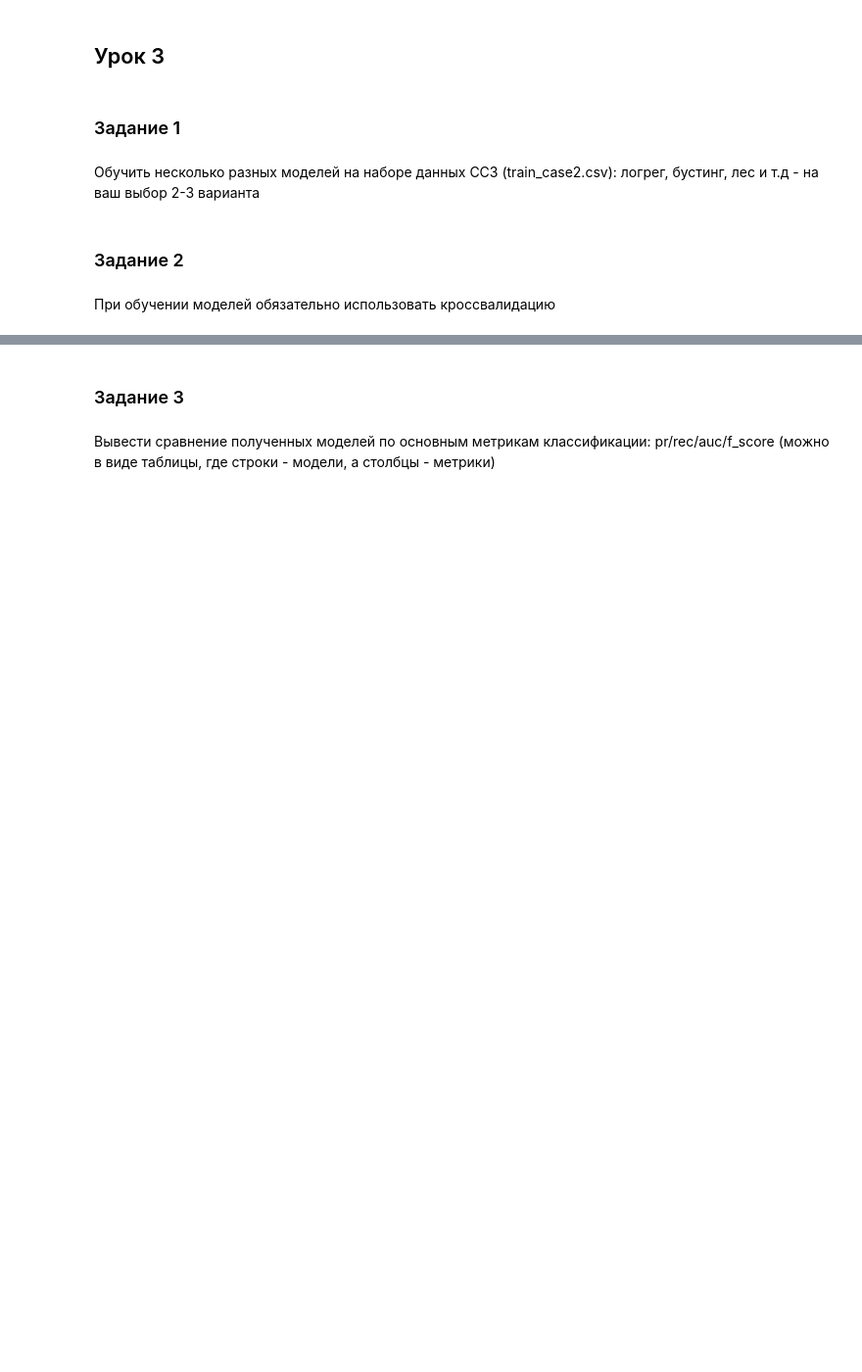
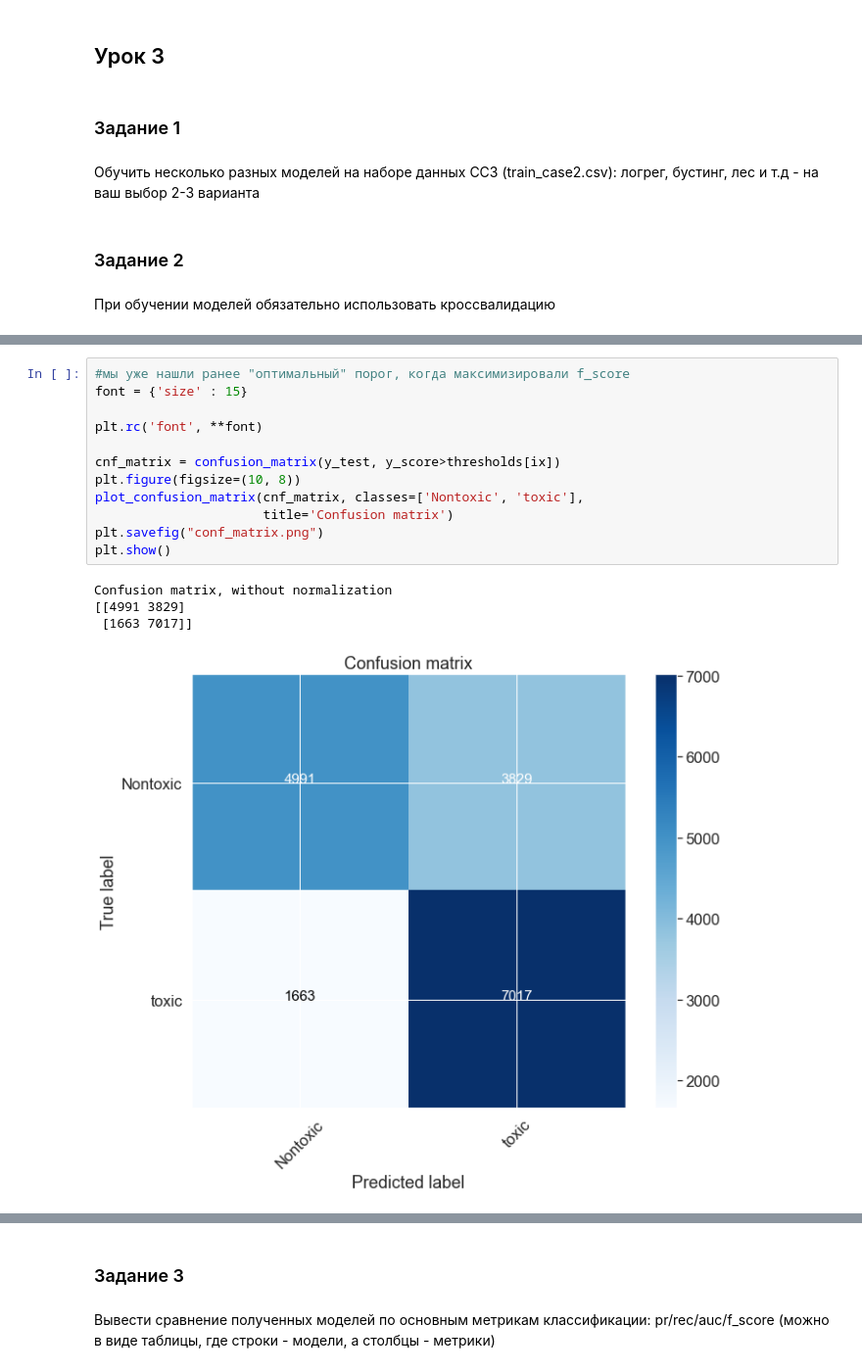
Before and after one commit to kamyninatatyana/ML_in_business, a Jupyter notebook: Lesson_03/HW_03.ipynb, the cells around one changed output, grey strips where cells are left out. Shown at 98% size. Cells and saved outputs as stored; diff of their text form; blank space fills up the shorter version.

```diff
--- a/Lesson_03/HW_03.ipynb
+++ b/Lesson_03/HW_03.ipynb
@@ -10,0 +327,17 @@
+# %%
+#мы уже нашли ранее "оптимальный" порог, когда максимизировали f_score
+font = {'size' : 15}
+
+plt.rc('font', **font)
+
+cnf_matrix = confusion_matrix(y_test, y_score>thresholds[ix])
+plt.figure(figsize=(10, 8))
+plot_confusion_matrix(cnf_matrix, classes=['Nontoxic', 'toxic'],
+                      title='Confusion matrix')
+plt.savefig("conf_matrix.png")
+plt.show()
+# %% [output]
+Confusion matrix, without normalization
+[[4991 3829]
+ [1663 7017]]
+[figure, added]
```
Also changed, not shown: parts of 27 cells of this notebook.
